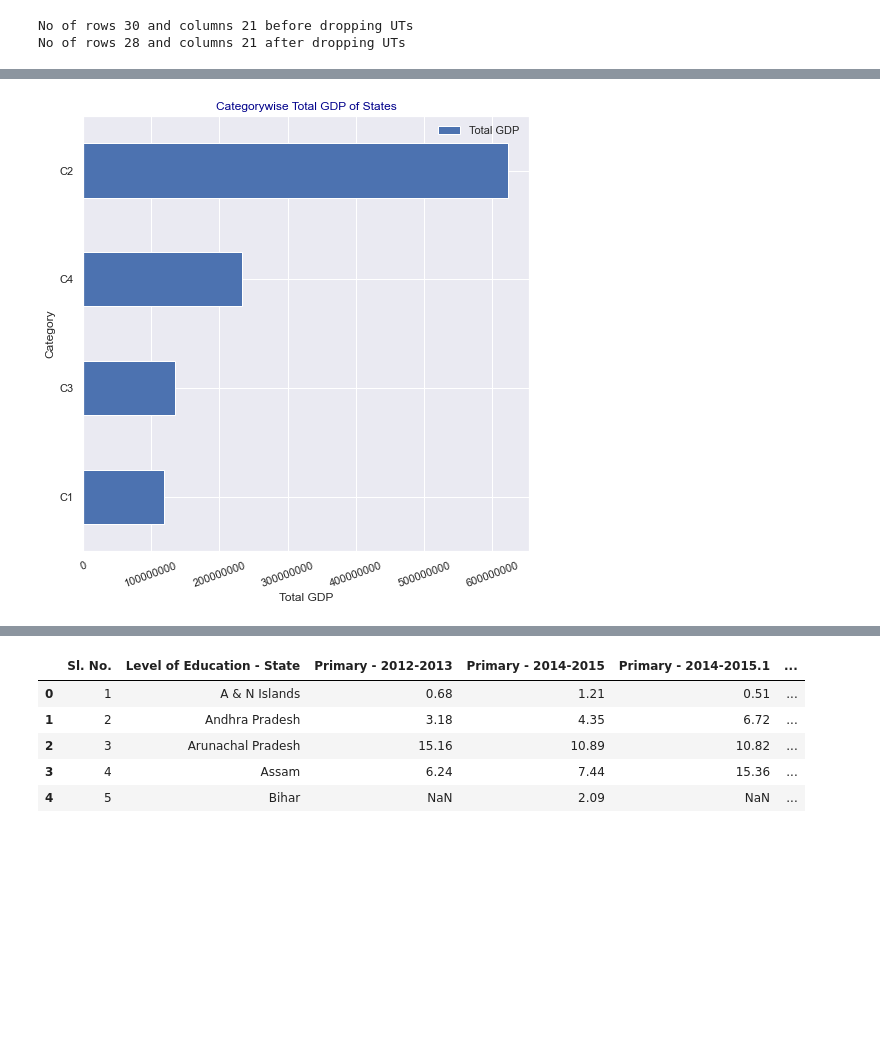
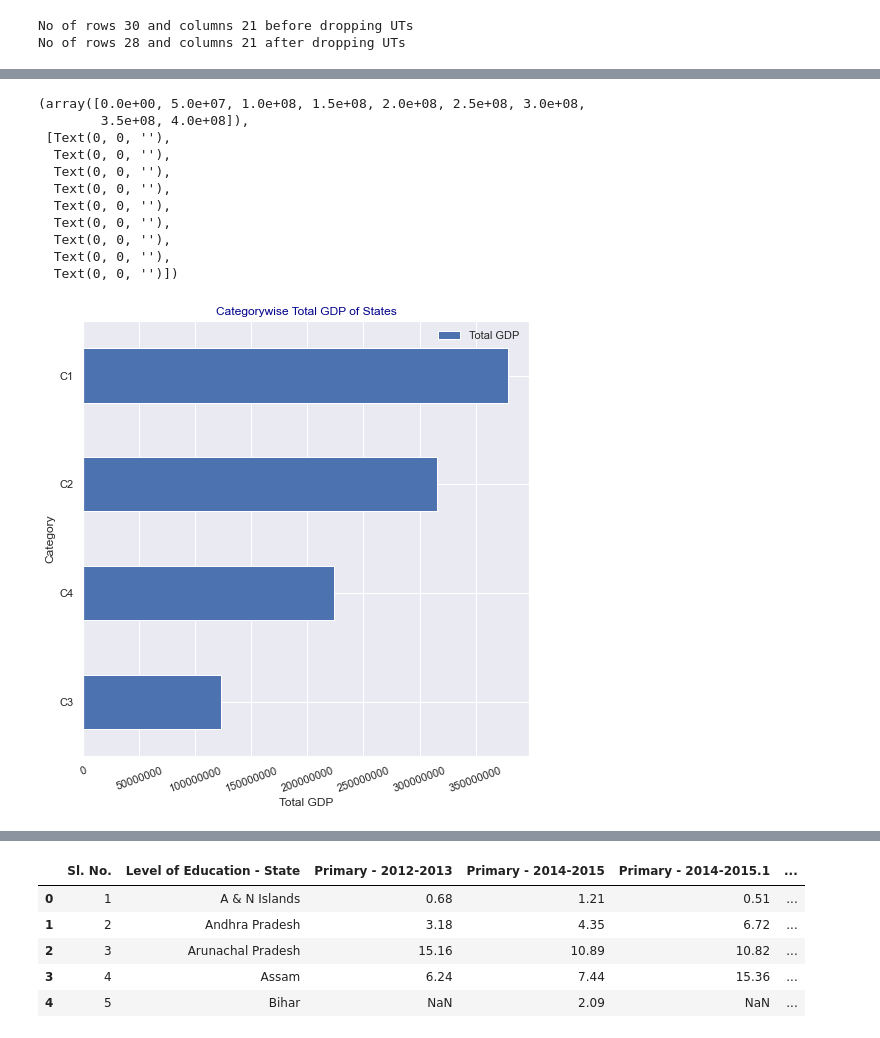
Before and after one commit to Yashvardhan777/DS-Labs, a Jupyter notebook: main.ipynb, the cells around one changed output, grey strips where cells are left out. Saved outputs shown, nothing was run; the diff lists cells and outputs as text; code cells hidden in the pictures; blank space fills up the shorter version.

```diff
--- a/main.ipynb
+++ b/main.ipynb
@@ -613,9 +557,7 @@ all_states_df['Secondary_Perc'] = ((all_states_df['Secondary']/all_states_df['Gr
 all_states_df['Tertiary_Perc'] = ((all_states_df['Tertiary']/all_states_df['Gross State Domestic Product'])*100).astype(float).round(2)
 all_states_df['Taxes_Perc'] = ((all_states_df['Taxes on Products']/all_states_df['Gross State Domestic Product'])*100).astype(float).round(2)
 all_states_df['Subsidies_Perc'] = ((all_states_df['Subsidies on products']/all_states_df['Gross State Domestic Product'])*100).astype(float).round(2)
-all_states_df['AllSectors_Perc'] = all_states_df['Primary_Perc'
-                                                ] + all_states_df['Secondary_Perc'
-                                                                 ] + all_states_df['Tertiary_Perc']
+all_states_df['AllSectors_Perc'] = all_states_df['Primary_Perc'] + all_states_df['Secondary_Perc'] + all_states_df['Tertiary_Perc']
 all_states_df
 # %% [output]
 | Item | State | Agriculture, forestry and fishing | Mining and quarrying | Primary | Manufacturing | Electricity, gas, water supply & ... | ... |
@@ -703,4 +641 @@ all_states_df
 28 rows × 28 columns
-# %%
-all_states_df['Percentile_Corr'] = round(all_states_df['Primary_Perc'].corr(all_states_df['Percentile_Rank']),2)
-all_states_df
@@ -726,20 +641,0 @@ all_states_df
-# %%
-SMALL_SIZE = 8
-MEDIUM_SIZE = 10
-BIGGER_SIZE = 20
-
-plt.rc('font', size=MEDIUM_SIZE)          # controls default text sizes
-plt.rc('axes', titlesize=MEDIUM_SIZE)     # fontsize of the axes title
-plt.rc('axes', labelsize=MEDIUM_SIZE)    # fontsize of the x and y labels
-plt.rc('xtick', labelsize=MEDIUM_SIZE)    # fontsize of the tick labels
-plt.rc('ytick', labelsize=MEDIUM_SIZE)    # fontsize of the tick labels
-plt.rc('legend', fontsize=MEDIUM_SIZE)    # legend fontsize
-plt.rc('figure', titlesize=MEDIUM_SIZE)  # fontsize of the figure title
-numeric_col_heatmap = ['Primary_Perc','Percentile_Rank']
-plt.figure(figsize=(5,5))
-mask = np.zeros_like(all_states_df[numeric_col_heatmap].corr())
-mask[np.triu_indices_from(mask)] = True
-with sns.axes_style("white"):
-      sns.heatmap(all_states_df[numeric_col_heatmap].corr(),mask=mask,vmax=.3, square=True, annot=True,
-                 );#cmap='RdYlGn');
-plt.title("Correlation of GDP Percentile rank and Primary Sector",color='blue');
@@ -770,9 +642,7 @@ plt.title("Correlation of GDP Percentile rank and Tertiary Sector",color='blue')
 # %%
 state_category_df = all_states_df.copy()
 category_labels = ['C4', 'C3', 'C2', 'C1']
-state_category_df['Category'] = pd.qcut(state_category_df['Per Capita GSDP (Rs.)'],
-                              q=[0, 0.2, .5, .85, 1],
-                              labels=category_labels)
+state_category_df['Category'] = pd.qcut(state_category_df['Per Capita GSDP (Rs.)'],q=[0, 0.25, .5, .75, 1],labels=category_labels)
 state_category_df
 # %% [output]
 | Item | State | Agriculture, forestry and fishing | Mining and quarrying | Primary | Manufacturing | Electricity, gas, water supply & ... | ... |
@@ -916,19 +772,28 @@ c4_cat_df[['State','Per Capita GSDP (Rs.)','Category']].sort_values(by='Per Capi
 # %%
 #create category list
-from matplotlib.ticker import ScalarFormatter, FormatStrFormatter
 category_list = ['C1','C2','C3','C4']
 df1 = pd.DataFrame(columns=['C1','C2','C3','C4'])
 #Call the function to subplot Cetegorywise GDP dstribution of various states
 for category in category_list:
-    df1['{0}'.format(category)]= [state_category_df[state_category_df['Category']==category
-                                                            ]['Gross State Domestic Product'].sum()]
+    df1['{0}'.format(category)]= [state_category_df[state_category_df['Category']==category]['Gross State Domestic Product'].sum()]
 df1 = df1.T.rename(columns={0:'Total GDP'}).sort_values(by='Total GDP',ascending=True)
-df1.plot(kind='barh',figsize=(8,8));
+df1.plot(kind='barh',figsize=(8,8))
 plt.title('Categorywise Total GDP of States',color='darkblue')
 plt.xlabel('Total GDP')
-plt.ylabel('Category');
+plt.ylabel('Category')
 plt.ticklabel_format(axis="x", style='plain')
-plt.xticks(rotation=20);
+plt.xticks(rotation=20)
 #plt.xticks(range(10000000,900000000,80000000),rotation=20);
 # %% [output]
+(array([0.0e+00, 5.0e+07, 1.0e+08, 1.5e+08, 2.0e+08, 2.5e+08, 3.0e+08,
+        3.5e+08, 4.0e+08]),
+ [Text(0, 0, ''),
+  Text(0, 0, ''),
+  Text(0, 0, ''),
+  Text(0, 0, ''),
+  Text(0, 0, ''),
+  Text(0, 0, ''),
+  Text(0, 0, ''),
+  Text(0, 0, ''),
+  Text(0, 0, '')])
-[figure, old version]
+[figure, new version]
```
Also changed, not shown: parts of 94 cells of this notebook.
